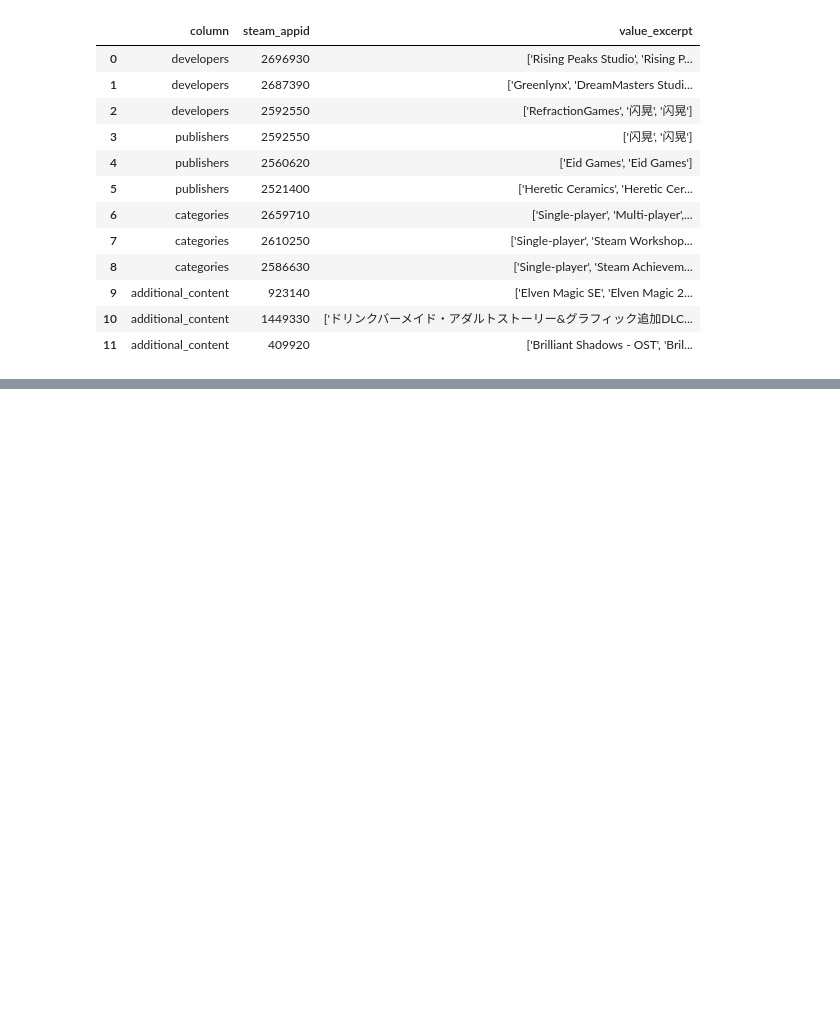
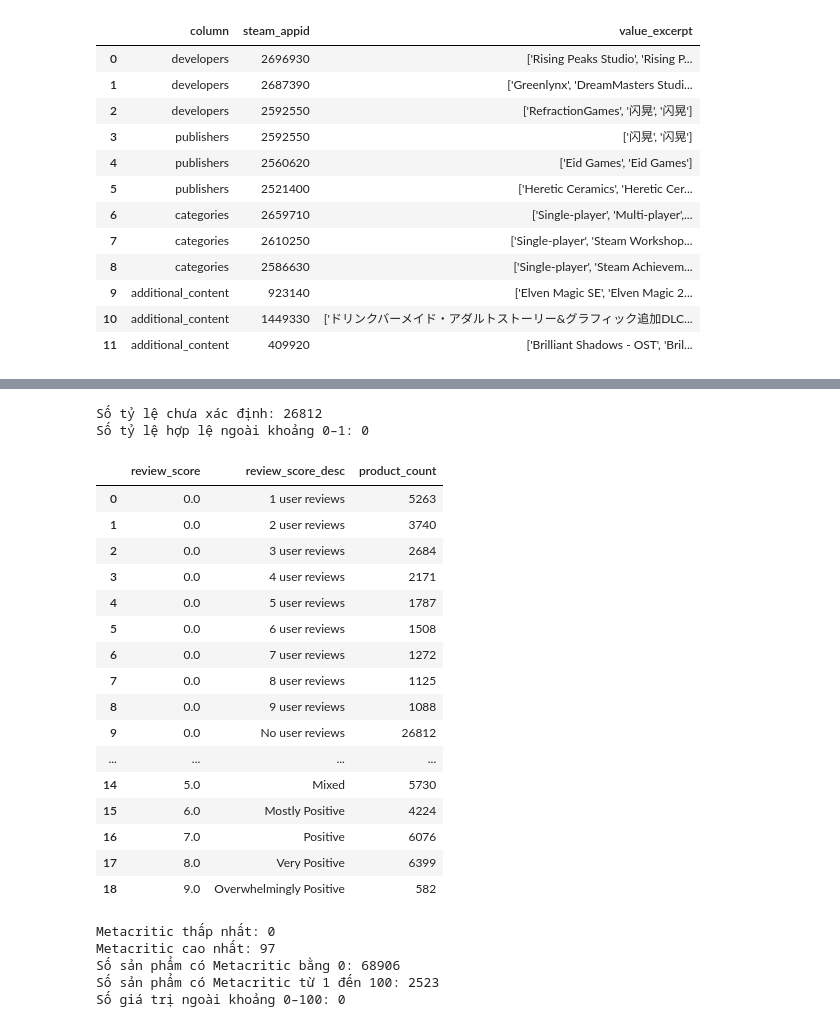
Before and after one commit to Duongvutung/Steam-Market-Intelligence-What-Makes-a-Game-Succeed-on-Steam, a Jupyter notebook: notebooks/01_cleaning.ipynb, the cells around one changed output, grey strips where cells are left out. Drawn from its saved outputs; the diff is of its cells as text; code cells hidden in the pictures; blank space fills up the shorter version.

```diff
--- a/notebooks/01_cleaning.ipynb
+++ b/notebooks/01_cleaning.ipynb
@@ -668,0 +733,72 @@ if array_issue_examples:
+# %%
+# where() thay mẫu số bằng giá trị thiếu khi tổng review bằng 0.
+positive_ratio_check = (
+    df["total_positive"]
+    / df["total_reviews"].where(df["total_reviews"] > 0)
+)
+
+print(
+    "Số tỷ lệ chưa xác định:",
+    positive_ratio_check.isna().sum()
+)
+
+print(
+    "Số tỷ lệ hợp lệ ngoài khoảng 0–1:",
+    (
+        positive_ratio_check.notna()
+        & ~positive_ratio_check.between(0, 1)
+    ).sum()
+)
+# %% [output]
+Số tỷ lệ chưa xác định: 26812
+Số tỷ lệ hợp lệ ngoài khoảng 0–1: 0
+# %%
+score_mapping = (
+    df.groupby(
+        ["review_score", "review_score_desc"],
+        dropna=False
+    )
+    .size()
+    .reset_index(name="product_count")
+    .sort_values(["review_score", "review_score_desc"])
+)
+
+display(score_mapping)
+# %% [output]
+|  | review_score | review_score_desc | product_count |
+| 0 | 0.0 | 1 user reviews | 5263 |
+| 1 | 0.0 | 2 user reviews | 3740 |
+| 2 | 0.0 | 3 user reviews | 2684 |
+| 3 | 0.0 | 4 user reviews | 2171 |
+| 4 | 0.0 | 5 user reviews | 1787 |
+| 5 | 0.0 | 6 user reviews | 1508 |
+| 6 | 0.0 | 7 user reviews | 1272 |
+| 7 | 0.0 | 8 user reviews | 1125 |
+| 8 | 0.0 | 9 user reviews | 1088 |
+| 9 | 0.0 | No user reviews | 26812 |
+| ... | ... | ... | ... |
+| 14 | 5.0 | Mixed | 5730 |
+| 15 | 6.0 | Mostly Positive | 4224 |
+| 16 | 7.0 | Positive | 6076 |
+| 17 | 8.0 | Very Positive | 6399 |
+| 18 | 9.0 | Overwhelmingly Positive | 582 |
+# %%
+metacritic = df["metacritic"]
+
+print("Metacritic thấp nhất:", metacritic.min())
+print("Metacritic cao nhất:", metacritic.max())
+print("Số sản phẩm có Metacritic bằng 0:", metacritic.eq(0).sum())
+print(
+    "Số sản phẩm có Metacritic từ 1 đến 100:",
+    metacritic.between(1, 100).sum()
+)
+print(
+    "Số giá trị ngoài khoảng 0–100:",
+    (~metacritic.between(0, 100)).sum()
+)
+# %% [output]
+Metacritic thấp nhất: 0
+Metacritic cao nhất: 97
+Số sản phẩm có Metacritic bằng 0: 68906
+Số sản phẩm có Metacritic từ 1 đến 100: 2523
+Số giá trị ngoài khoảng 0–100: 0
```
Also changed, not shown: parts of 1 cell of this notebook, 1 other file.
